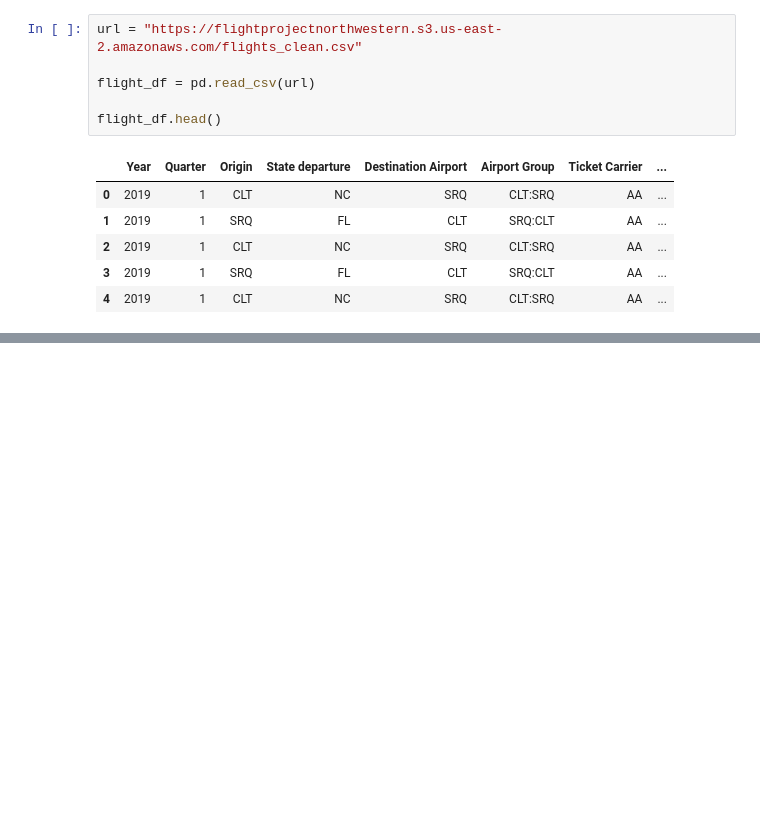
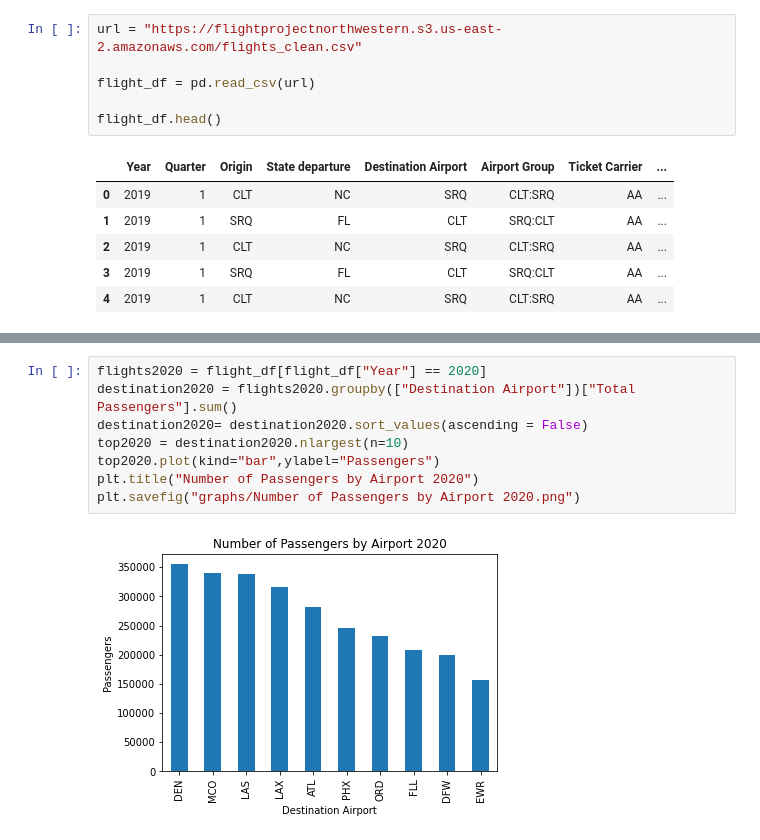
Before and after one commit to Jhernie/Project-01---Airline-Popularity-Over-Time, a Jupyter notebook: final_flights_df.ipynb, the cells around one changed output, grey strips where cells are left out. Drawn from its saved outputs; the diff is of its cells as text; blank space fills up the shorter version.

```diff
--- a/final_flights_df.ipynb
+++ b/final_flights_df.ipynb
@@ -19,0 +37,10 @@ flight_df.head()
+# %%
+flights2020 = flight_df[flight_df["Year"] == 2020]
+destination2020 = flights2020.groupby(["Destination Airport"])["Total Passengers"].sum()
+destination2020= destination2020.sort_values(ascending = False)
+top2020 = destination2020.nlargest(n=10)
+top2020.plot(kind="bar",ylabel="Passengers")
+plt.title("Number of Passengers by Airport 2020")
+plt.savefig("graphs/Number of Passengers by Airport 2020.png")
+# %% [output]
+[figure, added]
```
Also changed, not shown: parts of 13 cells of this notebook, 14 other files.
